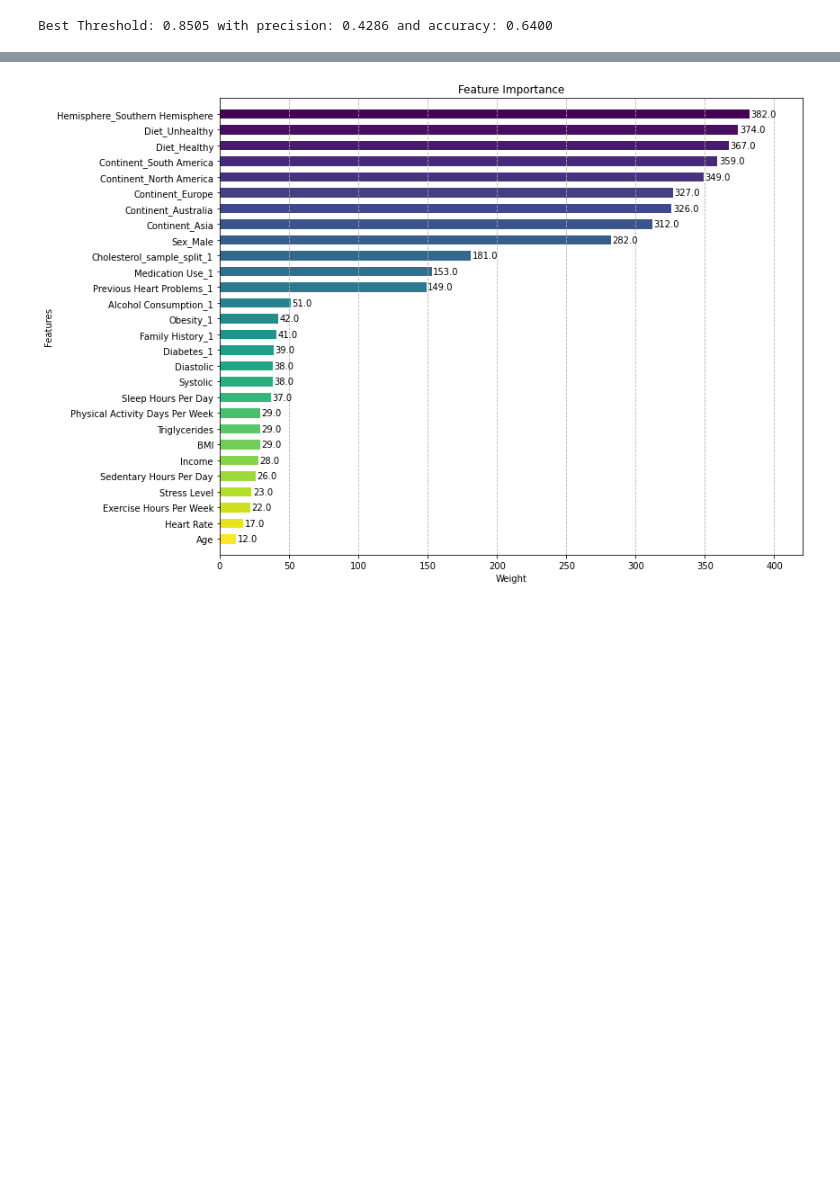
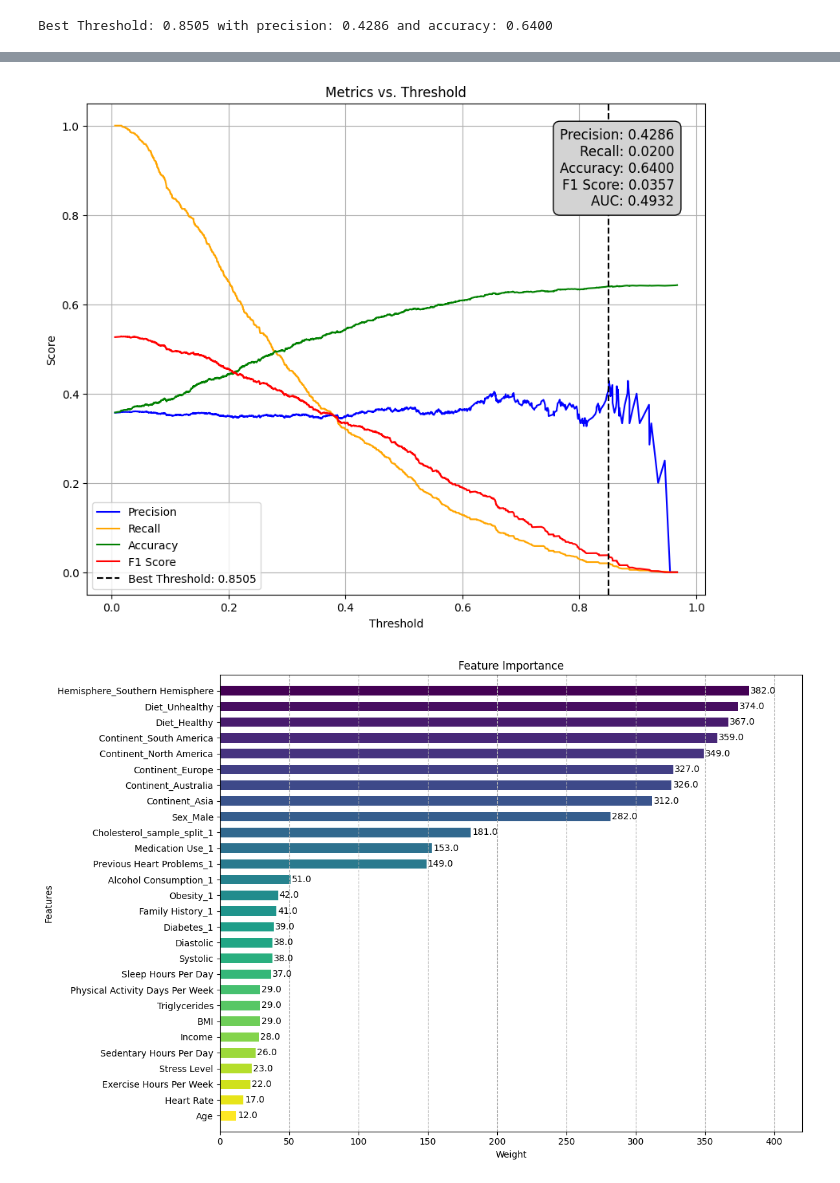
Before and after one commit to anikomaraz/heart_attack_kaggle, a Jupyter notebook: notebooks/heart_attack_v5_probability_xgboost_KaggleV2.ipynb, the cells around one changed output, grey strips where cells are left out. Cells and saved outputs as stored; diff of their text form; code cells hidden in the pictures; blank space fills up the shorter version.

Commit message:
plot background force to white

```diff
--- a/notebooks/heart_attack_v5_probability_xgboost_KaggleV2.ipynb
+++ b/notebooks/heart_attack_v5_probability_xgboost_KaggleV2.ipynb
@@ -317 +263,62 @@ plt.show()
+# %%
+# Create the plot
+fig, ax = plt.subplots(figsize=(10, 8))
+
+# Plot precision, recall, accuracy, and F1 score
+ax.plot(thresholds, precision, label="Precision", color="blue")
+ax.plot(thresholds, recall, label="Recall", color="orange")
+ax.plot(thresholds, accuracies, label="Accuracy", color="green")
+ax.plot(thresholds, f1_scores, label="F1 Score", color="red")
+
+# Mark the best threshold
+ax.axvline(
+    x=best_threshold,
+    color="black",
+    linestyle="--",
+    label=f"Best Threshold: {best_threshold:.4f}",
+)
+
+# Add text box with metrics at the best threshold
+textstr = "\n".join(
+    (
+        f"Precision: {best_precision:.4f}",
+        f"Recall: {best_recall:.4f}",
+        f"Accuracy: {best_accuracy:.4f}",
+        f"F1 Score: {best_f1_score:.4f}",
+        f"AUC: {auc:.4f}",
+    )
+)
+ax.text(
+    0.95,
+    0.95,
+    textstr,
+    transform=ax.transAxes,
+    fontsize=12,
+    verticalalignment="top",
+    horizontalalignment="right",
+    bbox=dict(boxstyle="round,pad=0.5", edgecolor="black", facecolor="lightgrey"),
+)
+
+# Labels and legend
+ax.set_xlabel("Threshold")
+ax.set_ylabel("Score")
+ax.set_title("Metrics vs. Threshold")
+ax.legend()
+ax.grid(True)
+
+# Set the background color of the figure and axis to white
+fig.patch.set_facecolor("white")
+ax.set_facecolor("white")
+
+# Save the plot
+fig.savefig(
+    "../plots/model_xgb_proba_metrics.png",
+    facecolor=fig.get_facecolor(),
+    edgecolor="none",
+)
+
+# Show the plot
+plt.show()
+# %% [output]
+[figure, added]
 # %%
```
Also changed, not shown: parts of 5 cells of this notebook, 3 other files.
